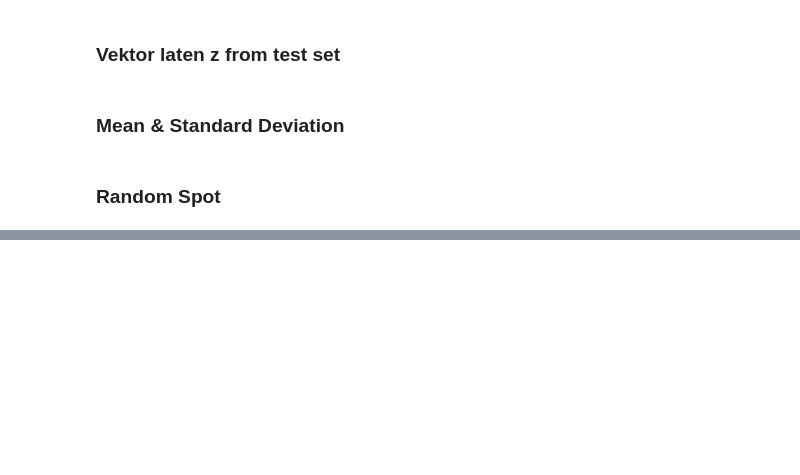
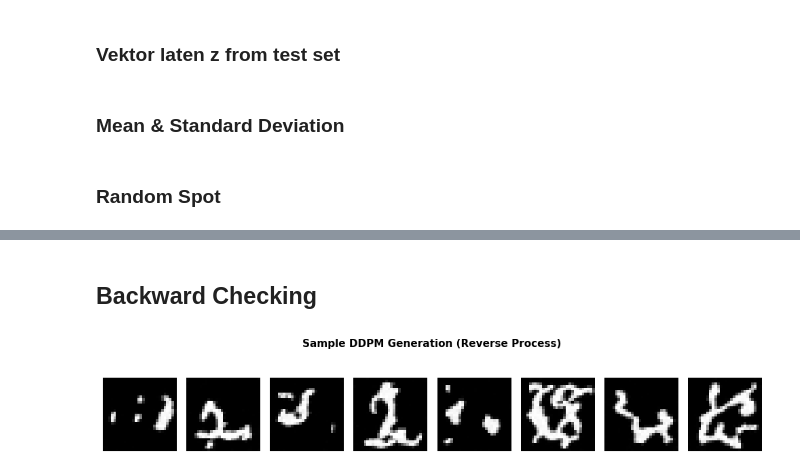
Before and after one commit to EdwinAntoniee/Tugas07_GenerativeModels_2802397306, a Jupyter notebook: stage1_classifier.ipynb, the cells around one changed output, grey strips where cells are left out. Saved outputs shown, nothing was run; the diff lists cells and outputs as text; code cells hidden in the pictures; blank space fills up the shorter version.

```diff
--- a/stage1_classifier.ipynb
+++ b/stage1_classifier.ipynb
@@ -298,0 +758,14 @@ plt.show()
+# %%
+class DDPMHelper:
+    def __init__(self, timesteps=300, beta_start=0.0001, beta_end=0.02):
+        self.timesteps = timesteps
+        self.beta = torch.linspace(beta_start, beta_end, timesteps).to(device)
+        self.alpha = 1.0 - self.beta
+        self.alpha_bar = torch.cumprod(self.alpha, dim=0).to(device)
+
+    def q_sample(self, x_0, t, noise=None):
+        if noise is None:
+            noise = torch.randn_like(x_0)
+        sqrt_alpha_bar = torch.sqrt(self.alpha_bar[t])[:, None, None, None]
+        sqrt_one_minus_alpha_bar = torch.sqrt(1.0 - self.alpha_bar[t])[:, None, None, None]
+        return sqrt_alpha_bar * x_0 + sqrt_one_minus_alpha_bar * noise, noise
@@ -298,0 +845,34 @@ plt.show()
+# %% [markdown]
+## Backward Checking
+# %%
+diff_model.eval()
+with torch.no_grad():
+    x_curr = torch.randn(8, 1, 28, 28, device=device)
+    for step in reversed(range(0, 300)):
+        t_batch = torch.full((8,), step, device=device, dtype=torch.long)
+        pred_noise = diff_model(x_curr, t_batch)
+
+        alpha_t = ddpm_helper.alpha[step]
+        alpha_bar_t = ddpm_helper.alpha_bar[step]
+
+        # Reverse sampling DDPM
+        if step > 0:
+            noise_z = torch.randn_like(x_curr)
+        else:
+            noise_z = 0
+
+        sigma_t = torch.sqrt(ddpm_helper.beta[step])
+        x_curr = (1 / torch.sqrt(alpha_t)) * (x_curr - ((1 - alpha_t) / torch.sqrt(1 - alpha_bar_t)) * pred_noise) + sigma_t * noise_z
+
+sample_ddpm = denorm(x_curr).cpu()
+
+plt.figure(figsize=(10, 2))
+for i in range(8):
+    plt.subplot(1, 8, i + 1)
+    plt.imshow(sample_ddpm[i, 0].numpy(), cmap='gray')
+    plt.axis('off')
+plt.suptitle("Sample DDPM Generation (Reverse Process)", fontsize=11, fontweight='bold')
+plt.tight_layout()
+plt.show()
+# %% [output]
+[figure, added]
```
Also changed, not shown: parts of 45 cells of this notebook, 1 other file.
